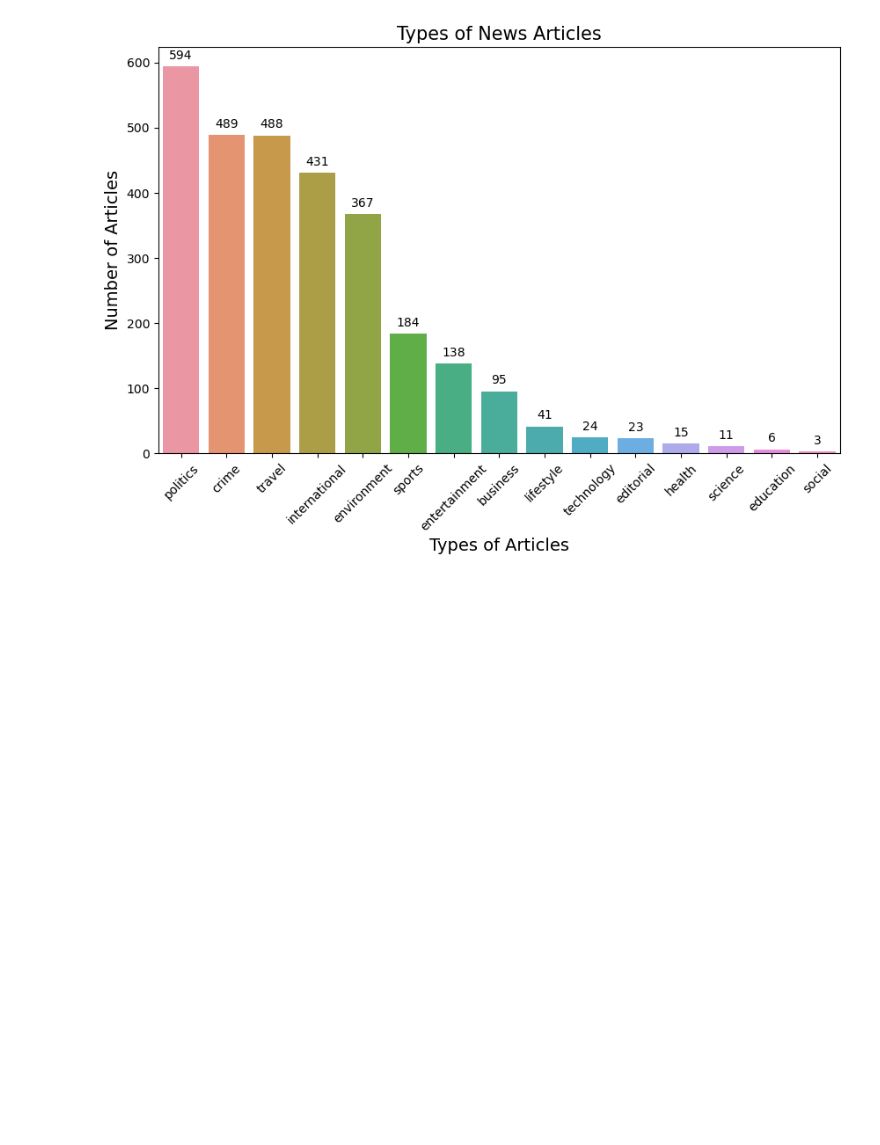
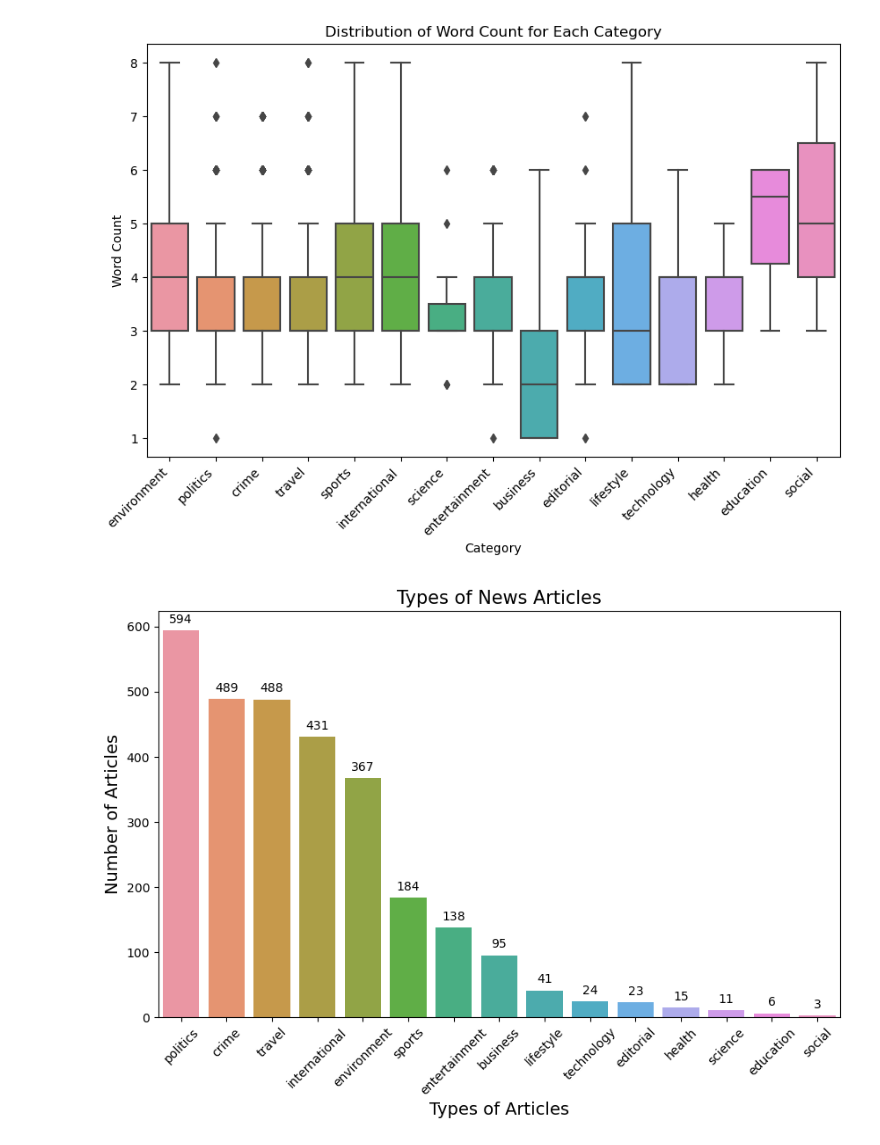
Before and after one commit to themaxermister/50.021-ai-event-detection, a Jupyter notebook: eda_after.ipynb, the cells around one changed output. Drawn from its saved outputs; the diff is of its cells as text; code cells hidden in the pictures; blank space fills up the shorter version.

```diff
--- a/eda_after.ipynb
+++ b/eda_after.ipynb
@@ -11,3 +32,16 @@ len(df['category'].unique())
+# %%
+# Visualize the distribution of word count for each category show category name
+
+plt.figure(figsize=(10, 6))
+sns.boxplot(x='category', y='word_count', data=df)
+plt.title('Distribution of Word Count for Each Category')
+plt.xlabel('Category')
+plt.ylabel('Word Count')
+plt.xticks(rotation=45)
+plt.gca().set_xticklabels(df['category'].unique(), rotation=45, ha='right')
+plt.show()
+# %% [output]
+[figure, added]
 # %%
 # Get the top 10 repeated occurrences of the 'type' column
 top_10_types = df['category'].value_counts()
```
Also changed, not shown: parts of 5 cells of this notebook, 8 other files.
